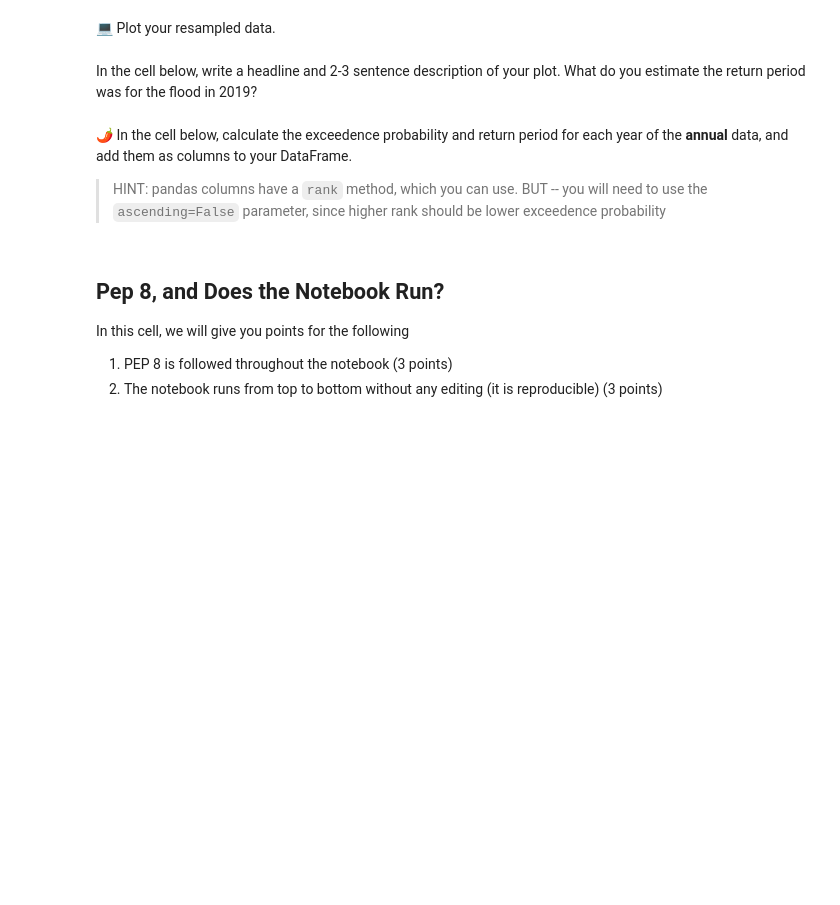
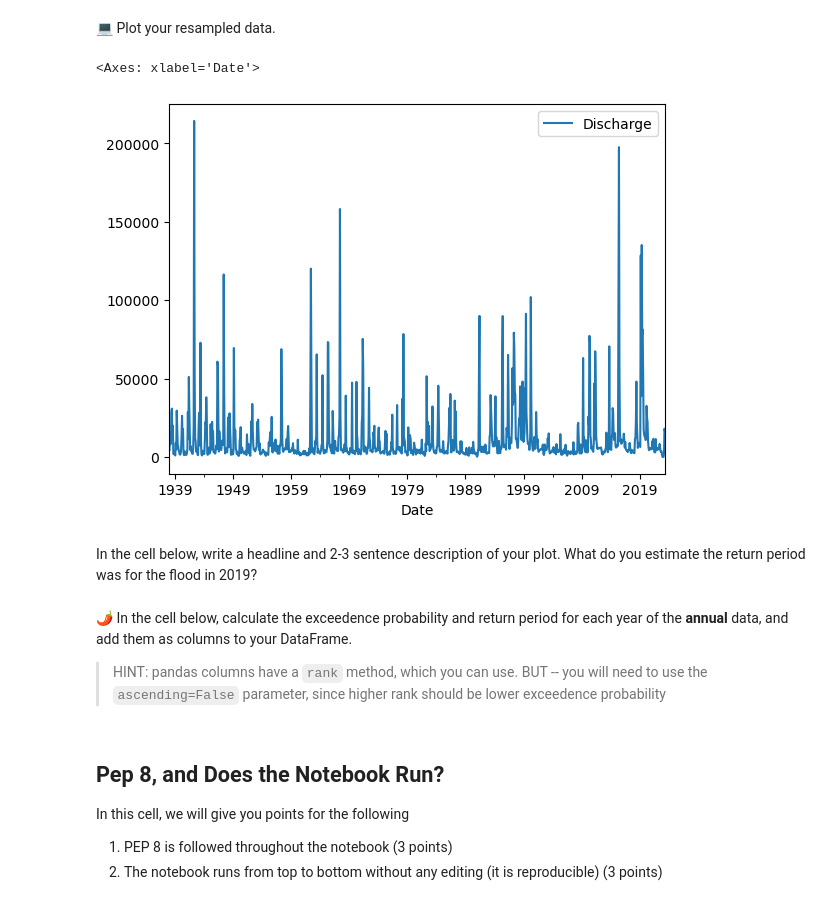
Before and after one commit to KiStroh/time-series-data-KiStroh, a Jupyter notebook: stars-02-time-series.ipynb, the cells around one changed output. Drawn from its saved outputs; the diff is of its cells as text; code cells hidden in the pictures; blank space fills up the shorter version.

```diff
--- a/stars-02-time-series.ipynb
+++ b/stars-02-time-series.ipynb
@@ -500,0 +585,4 @@ raise NotImplementedError()
+# %%
+monthly_river = cheyenne_river.resample('Y').sum()
+monthly_river_update = monthly_river[['Discharge']]
+monthly_river_update
@@ -546,3 +653,8 @@ raise NotImplementedError()
+# %%
+monthly_river.plot(y='Discharge')
+# %% [output]
+<Axes: xlabel='Date'>
+[figure, added]
 # %% [markdown]
 In the cell below, write a headline and 2-3 sentence description of your plot. What do you estimate the return period was for the flood in 2019?
 # %% [markdown]
```
Also changed, not shown: parts of 21 cells of this notebook, 1 other file.
